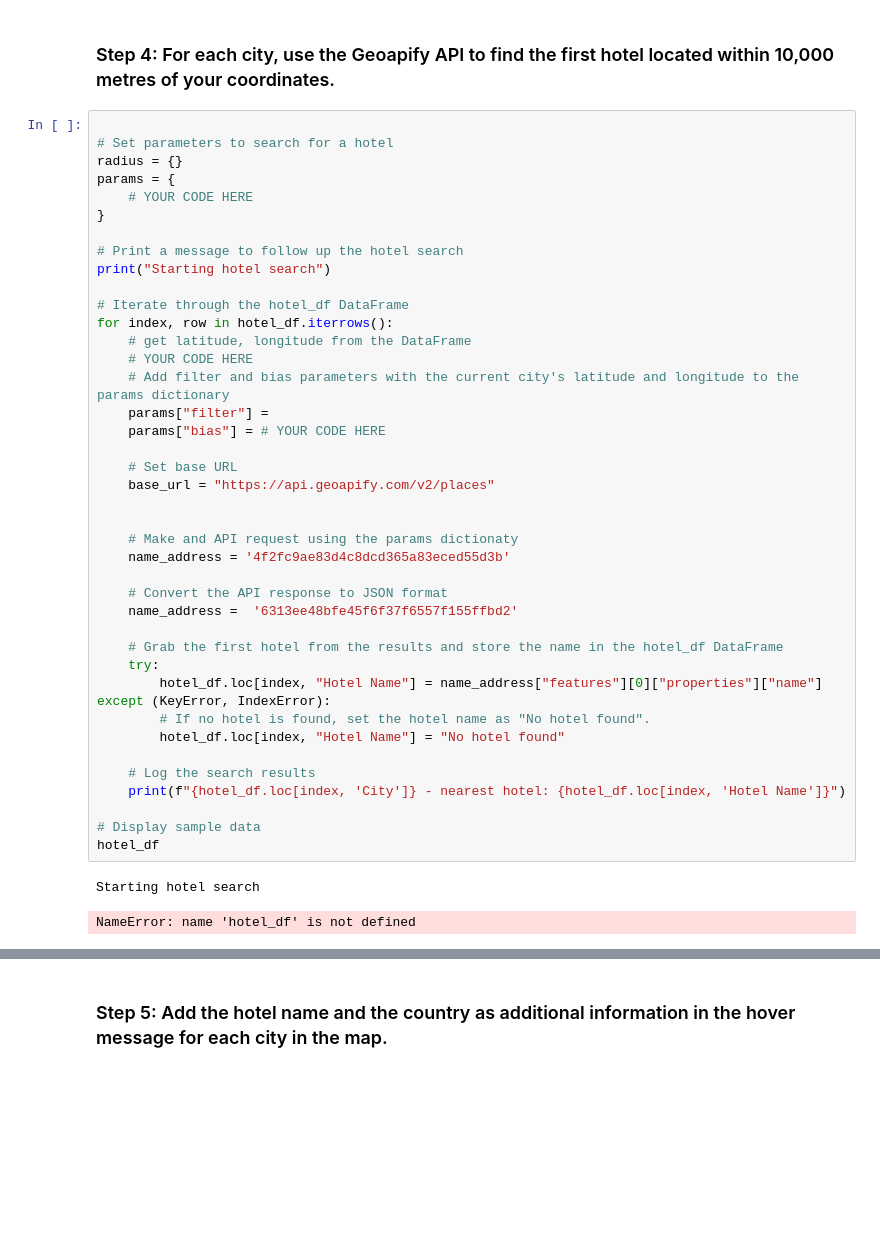
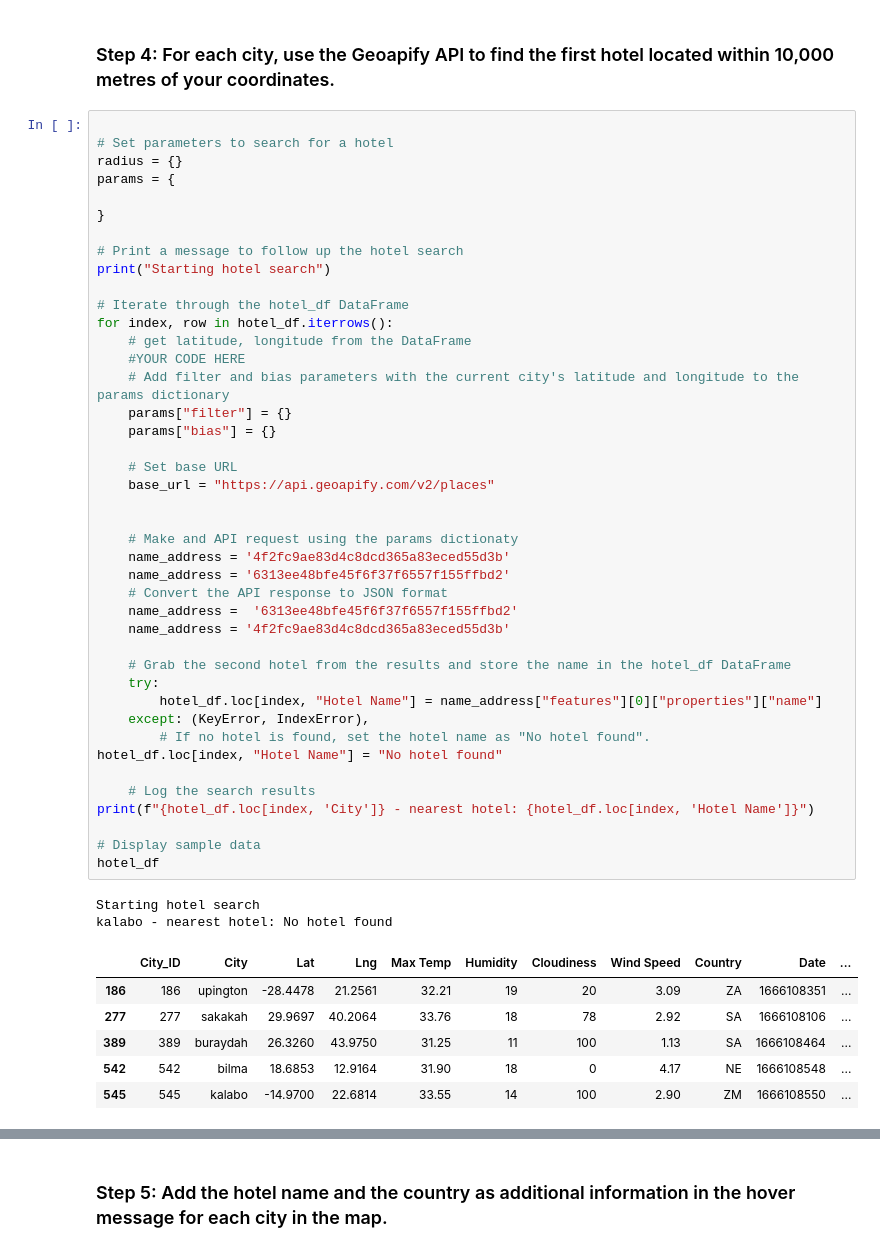
Before and after one commit to mattcat1221/World_Weather_Analysis, a Jupyter notebook: VacationPy.ipynb, the cells around one changed output, grey strips where cells are left out. Drawn from its saved outputs; the diff is of its cells as text; blank space fills up the shorter version.

```diff
--- a/VacationPy.ipynb
+++ b/VacationPy.ipynb
@@ -67,42 +91,49 @@ city_data_df.head()
 # Set parameters to search for a hotel
 radius = {}
 params = {
-    # YOUR CODE HERE
+
 }
 
 # Print a message to follow up the hotel search
 print("Starting hotel search")
 
 # Iterate through the hotel_df DataFrame
 for index, row in hotel_df.iterrows():
     # get latitude, longitude from the DataFrame
-    # YOUR CODE HERE
+    #YOUR CODE HERE
     # Add filter and bias parameters with the current city's latitude and longitude to the params dictionary
-    params["filter"] =
-    params["bias"] = # YOUR CODE HERE
+    params["filter"] = {}
+    params["bias"] = {}
 
     # Set base URL
     base_url = "https://api.geoapify.com/v2/places"
 
 
     # Make and API request using the params dictionaty
     name_address = '4f2fc9ae83d4c8dcd365a83eced55d3b'
-
+    name_address = '6313ee48bfe45f6f37f6557f155ffbd2'
     # Convert the API response to JSON format
     name_address =  '6313ee48bfe45f6f37f6557f155ffbd2'
+    name_address = '4f2fc9ae83d4c8dcd365a83eced55d3b'
 
-    # Grab the first hotel from the results and store the name in the hotel_df DataFrame
+    # Grab the second hotel from the results and store the name in the hotel_df DataFrame
     try:
         hotel_df.loc[index, "Hotel Name"] = name_address["features"][0]["properties"]["name"]
-except (KeyError, IndexError):
+    except: (KeyError, IndexError),
         # If no hotel is found, set the hotel name as "No hotel found".
-        hotel_df.loc[index, "Hotel Name"] = "No hotel found"
+hotel_df.loc[index, "Hotel Name"] = "No hotel found"
 
     # Log the search results
-    print(f"{hotel_df.loc[index, 'City']} - nearest hotel: {hotel_df.loc[index, 'Hotel Name']}")
+print(f"{hotel_df.loc[index, 'City']} - nearest hotel: {hotel_df.loc[index, 'Hotel Name']}")
 
 # Display sample data
 hotel_df
 # %% [output]
 Starting hotel search
+kalabo - nearest hotel: No hotel found
-NameError: name 'hotel_df' is not defined
+|  | City_ID | City | Lat | Lng | Max Temp | Humidity | Cloudiness | Wind Speed | Country | Date | ... |
+| 186 | 186 | upington | -28.4478 | 21.2561 | 32.21 | 19 | 20 | 3.09 | ZA | 1666108351 | ... |
+| 277 | 277 | sakakah | 29.9697 | 40.2064 | 33.76 | 18 | 78 | 2.92 | SA | 1666108106 | ... |
+| 389 | 389 | buraydah | 26.3260 | 43.9750 | 31.25 | 11 | 100 | 1.13 | SA | 1666108464 | ... |
+| 542 | 542 | bilma | 18.6853 | 12.9164 | 31.90 | 18 | 0 | 4.17 | NE | 1666108548 | ... |
+| 545 | 545 | kalabo | -14.9700 | 22.6814 | 33.55 | 14 | 100 | 2.90 | ZM | 1666108550 | ... |
```
Also changed, not shown: parts of 7 cells of this notebook, 1 other file.
